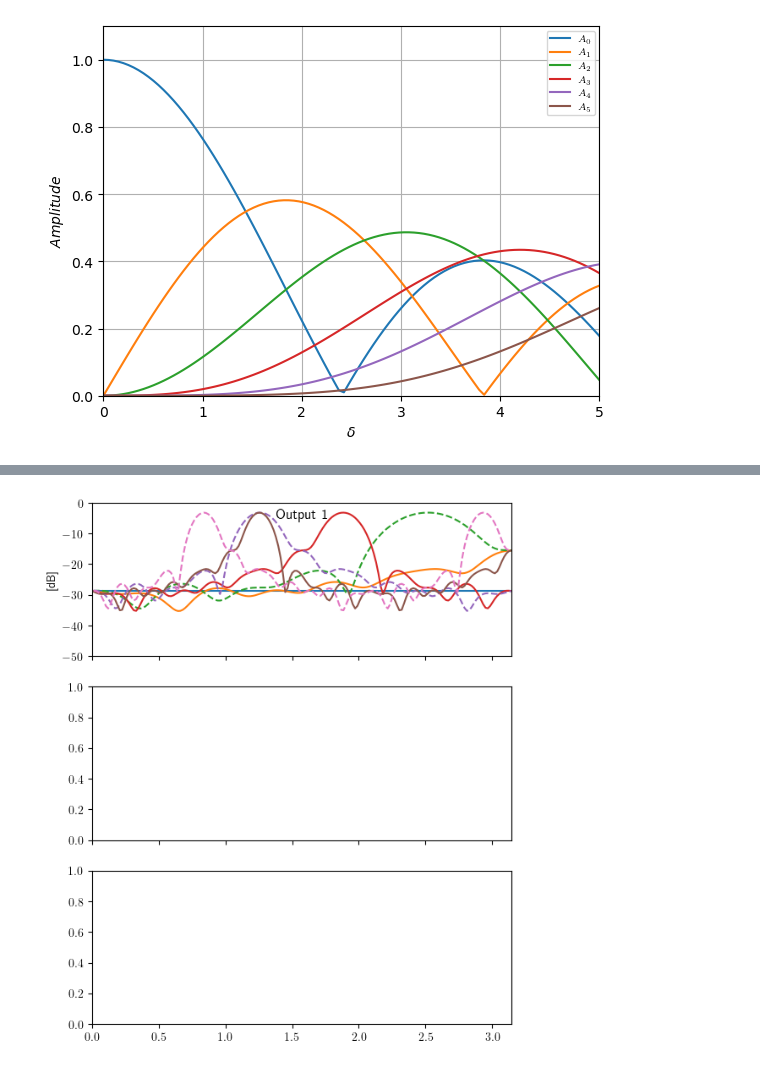
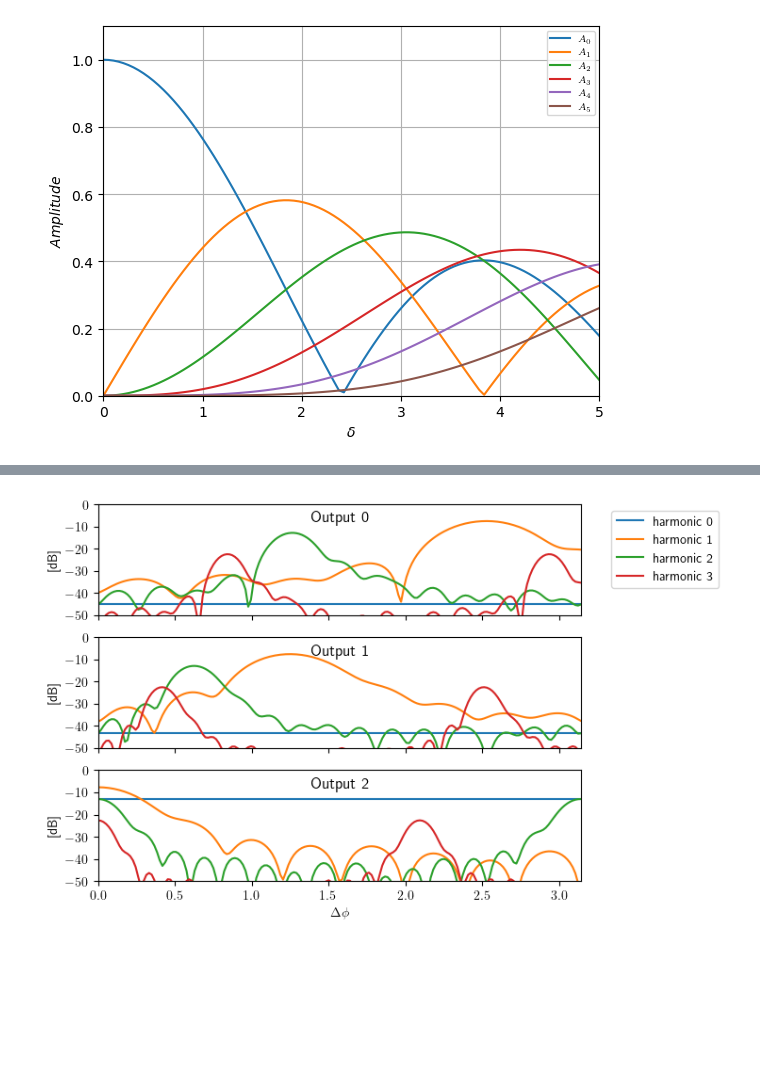
Before and after one commit to edieussa/multibeam_fshifter, a Jupyter notebook: multibeam_fshifter.ipynb, the cells around one changed output, grey strips where cells are left out. Cells and saved outputs as stored; diff of their text form; code cells hidden in the pictures; blank space fills up the shorter version.

```diff
--- a/multibeam_fshifter.ipynb
+++ b/multibeam_fshifter.ipynb
@@ -496,19 +484,12 @@ ax.grid(True)
 # %% [output]
 [figure]
 # %%
-
-
-
-input_port_index_array = range(0,15)
-wavelength_index = 4
 _d_phis = np.linspace(-np.pi, np.pi, 361)
 
-def calc_transmission_harmonics(input_port_index_array, output_index, harmonic_number, S, wavelength_index):
+def calc_transmission_harmonics(output, input_port_index_array, amplitudes,harmonic_number,fixed_delays,S):
     outs = []
-    amplitudes=np.ones(len(input_port_index_array))
-    amplitudes /= np.sqrt(np.sum(np.square(amplitudes)))
     for i in input_port_index_array:
-        sij = S[output_index,i,wavelength_index]
-        phase_delay = i * _d_phis * harmonic_number
+        sij = S[output, i, 4]
+        phase_delay = harmonic_number * i * _d_phis + fixed_delays[i-1]
         outs.append(sij * amplitudes[i-1] * np.exp(1j * phase_delay))
     return np.array(sum(outs))
@@ -549,33 +496,88 @@ ValueError: x and y must have same first dimension, but have shapes (361,) and (
 # %%
+_d_phis = np.linspace(-np.pi, np.pi, 361)
+fixed_delays=np.zeros(16)
+input_port_index_array = range(16)
+
+# choose delta modulation with amplitude and do decomposition into harmonics
 delta_amp=1.84
-t,dphase, pm_t = perfect_pm_mod(delta_amp ,t)
-Orders = 4
+
+t, dphase, pm_t = perfect_pm_mod(delta_amp ,t)
+
+# Numerical Fourier Decomposition
+Orders=4
 N_harmonics, Am_harmonics = calc_harmonics(pm_t,t,wm,Orders)
 
 amplitudes=np.ones(16)
 amplitudes /= np.sqrt(np.sum(np.square(amplitudes))) # normalization
 
 fig, ax = plt.subplots(3,1,sharex='col', sharey='row')
 
-port=0
+port=4
 ax1=ax[0]
 plt.matplotlib.rc('text', usetex = True)
 plt.matplotlib.rc('grid', linestyle = 'dotted')
 plt.matplotlib.rc('figure', figsize = (6.4,8)) # (width,height) inches
 for i in range(Orders):
     idx=i+Orders
     harmonic=i
     amplitudes_harmonic= Am_harmonics[idx]*amplitudes
-    output_amp = calc_transmission_harmonics(input_port_index_array, output_index = port, harmonic_number=-harmonic, S = S, wavelength_index = 4)
+    output_amp = calc_transmission_harmonics(port, input_port_index_array, amplitudes_harmonic,-harmonic, fixed_delays, S)
     ax1.plot(d_phis,10*np.log10(np.abs(output_amp)**2), label="harmonic {harmonic}".format(port=port,harmonic=harmonic))
-    if i!=0:
-        output_amp_n = calc_transmission_harmonics(input_port_index_array, output_index = port, harmonic_number=harmonic, S = S, wavelength_index = 4)
-        ax1.plot(d_phis,10*np.log10(np.abs(output_amp_n)**2), label="harmonic {harmonic}".format(harmonic=-harmonic),linestyle='dashed')
 ax1.set_ylabel("[dB]")
+#ax1.set_xlabel("$\Delta \phi$")
 ax1.set_ylim((-50, 0))
 ax1.set_xlim((0, np.pi))
 ax1.set_yticks(np.arange(-50, 0+10, 10))
-ax1.set_title('Output 1', y=1.0, pad=-14)
-plt.show()
+ax1.set_title('Output 0', y=1.0, pad=-14)
+handles, labels = ax1.get_legend_handles_labels()
+ax1.legend(handles, labels, bbox_to_anchor=(1.05, 1))
+
+port=3
+ax2=ax[1]
+plt.matplotlib.rc('text', usetex = True)
+plt.matplotlib.rc('grid', linestyle = 'dotted')
+plt.matplotlib.rc('figure', figsize = (6.4,8)) # (width,height) inches
+for i in range(Orders):
+    idx=i+Orders
+    harmonic=i
+    amplitudes_harmonic= Am_harmonics[idx]*amplitudes
+    output_amp = calc_transmission_harmonics(port, input_port_index_array, amplitudes_harmonic,-harmonic, fixed_delays, S)
+    ax2.plot(d_phis,10*np.log10(np.abs(output_amp)**2), label="harmonic {harmonic}".format(port=port,harmonic=harmonic))
+
+ax2.set_ylabel("[dB]")
+#ax1.set_xlabel("$\Delta \phi$")
+ax2.set_ylim((-50, 0))
+ax2.set_xlim((0, np.pi))
+ax2.set_yticks(np.arange(-50, 0+10, 10))
+ax2.set_title('Output 1', y=1.0, pad=-14)
+
+
+port=2
+ax3=ax[2]
+plt.matplotlib.rc('text', usetex = True)
+plt.matplotlib.rc('grid', linestyle = 'dotted')
+plt.matplotlib.rc('figure', figsize = (6.4,8)) # (width,height) inches
+for i in range(Orders):
+    idx=i+Orders
+    harmonic=i
+    amplitudes_harmonic= Am_harmonics[idx]*amplitudes
+    output_amp = calc_transmission_harmonics(port, input_port_index_array, amplitudes_harmonic,-harmonic, fixed_delays, S)
+    ax3.plot(d_phis,10*np.log10(np.abs(output_amp)**2), label="harmonic {harmonic}".format(port=port,harmonic=harmonic))
+
+ax3.set_ylabel("[dB]")
+#ax1.set_xlabel("$\Delta \phi$")
+ax3.set_ylim((-50, 0))
+ax3.set_xlim((0, np.pi))
+ax3.set_yticks(np.arange(-50, 0+10, 10))
+ax3.set_title('Output 2', y=1.0, pad=-14)
+ax3.set_ylabel("[dB]")
+ax3.set_xlabel("$\Delta \phi$")
+
+plt.subplots_adjust(left=0.1,
+                    bottom=0.1,
+                    right=0.9,
+                    top=0.6,
+                    wspace=0.6,
+                    hspace=0.2)
 # %% [output]
-[figure, old version]
+[figure, new version]
```
Also changed, not shown: parts of 5 cells of this notebook, 1 other file.
